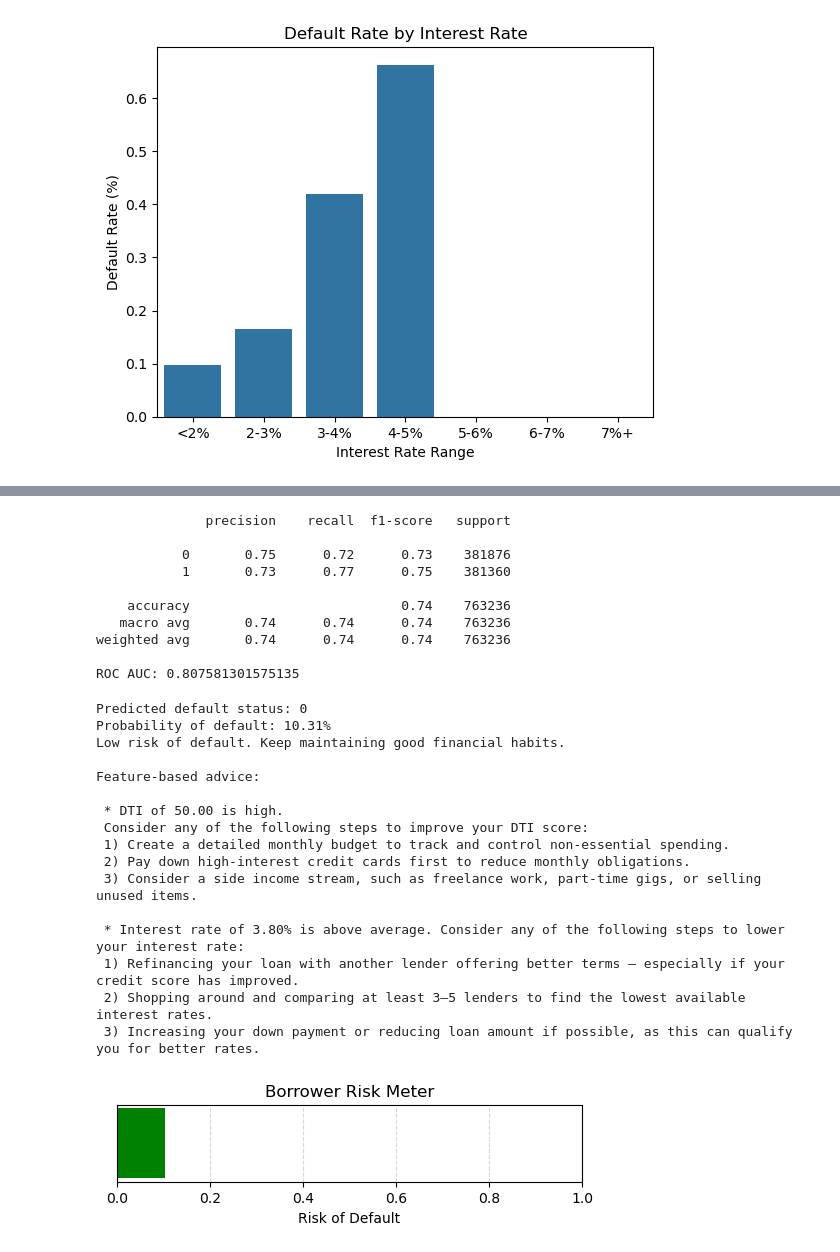
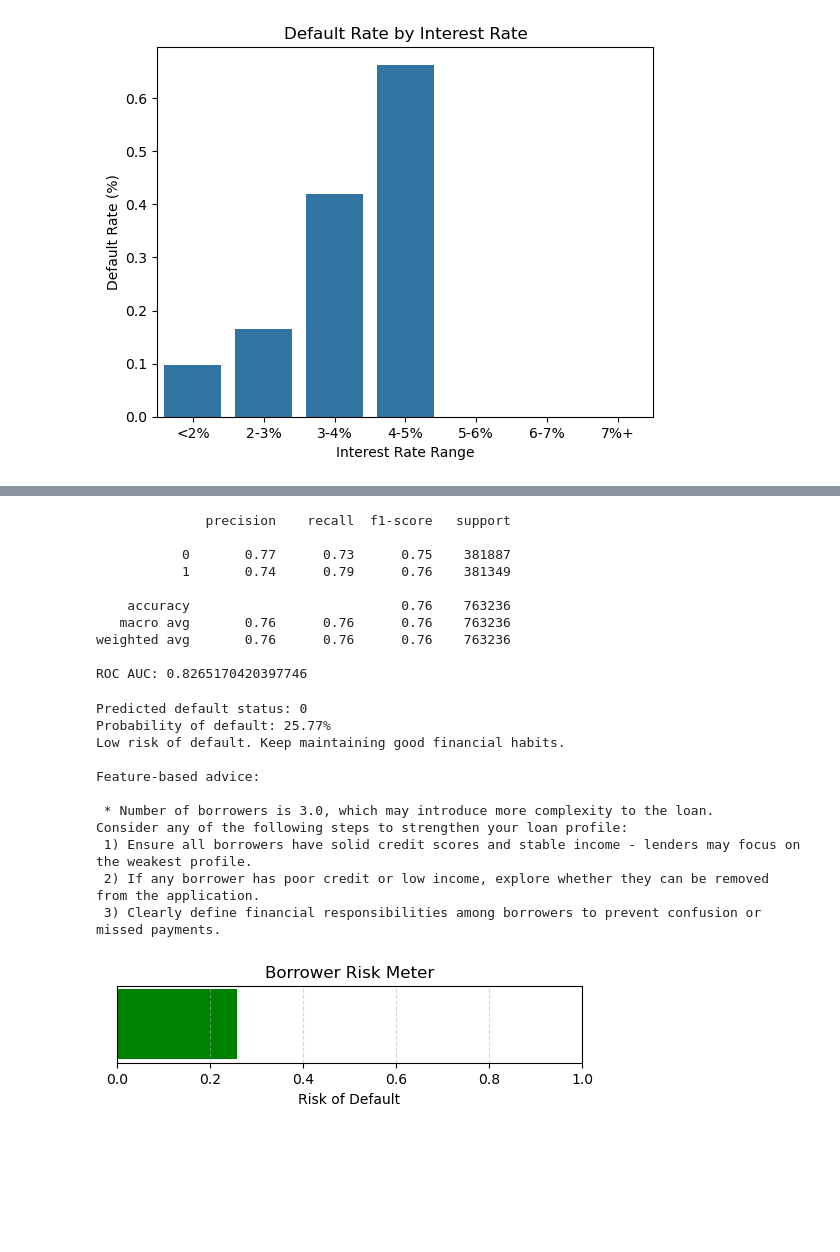
Before and after one commit to AaditRazdan/SPARK-Mortgage-Risk-Analysis, a Jupyter notebook: Origination-Performence-data.ipynb, the cells around one changed output, grey strips where cells are left out. Saved outputs shown, nothing was run; the diff lists cells and outputs as text; code cells hidden in the pictures; blank space fills up the shorter version.

```diff
--- a/Origination-Performence-data.ipynb
+++ b/Origination-Performence-data.ipynb
@@ -91,7 +86,8 @@ Rows in Merged Dataset  1913039
 Rows in Sample Dataset  1913039
 # %%
 # Feature engineering - Select features required for ML Model
-features = ['Loan_Sequence_Number', 'Monthly_Reporting_Period','Current_Actual_UPB','credit_score', 'cltv_score', 'dti', 'interest_rate','delinquency_flag']
+features = ['Loan_Sequence_Number', 'Monthly_Reporting_Period','Current_Actual_UPB','credit_score', 'cltv_score',
+            'dti', 'interest_rate','mortgage_insurance_percentage', 'num_borrowers','delinquency_flag']
 final_df = sampled_df[features]
 
 print("Final dataframe created")
@@ -187,0 +192,17 @@ See the caveats in the documentation: https://pandas.pydata.org/pandas-docs/stab
+# %%
+# Bin mortgage insurance percentage into intervals of 5%
+final_df['mi_bin'] = pd.cut(final_df['mortgage_insurance_percentage'], bins = range(0, 60, 10))  # e.g., 0-5%, 5-10%, ..., 55-60%
+
+# Group by bins and calculate average default rate
+mi_hist = final_df.groupby('mi_bin')['delinquency_flag'].mean().reset_index()
+
+# Plotting
+plt.figure(figsize = (8, 4))
+plt.bar(mi_hist['mi_bin'].astype(str), mi_hist['delinquency_flag'])
+plt.xticks(rotation = 45)
+plt.title('Default Rate by Mortgage Insurance Percentage (Binned)')
+plt.xlabel('Mortgage Insurance Percentage Range (%)')
+plt.ylabel('Average Default Rate')
+plt.tight_layout()
+plt.grid(axis = 'y')
+plt.show()
@@ -219,7 +265,7 @@ from sklearn.ensemble import RandomForestClassifier
 from sklearn.metrics import classification_report, roc_auc_score
 
 # Feature engineering - Select features required for ML Model
-features = ['credit_score', 'cltv_score', 'dti', 'interest_rate','delinquency_flag']
+features = ['credit_score', 'cltv_score', 'dti', 'interest_rate','mortgage_insurance_percentage', 'num_borrowers','delinquency_flag']
 ml_df = final_df[features]
 
 # Example preprocessing steps (adapt to your specific features)
@@ -259,14 +305,14 @@ print(f'ROC AUC: {roc_auc_score(y_test, y_proba)}')
 # %% [output]
               precision    recall  f1-score   support
 
-           0       0.75      0.72      0.73    381876
-           1       0.73      0.77      0.75    381360
+           0       0.77      0.73      0.75    381887
+           1       0.74      0.79      0.76    381349
 
-    accuracy                           0.74    763236
-   macro avg       0.74      0.74      0.74    763236
-weighted avg       0.74      0.74      0.74    763236
+    accuracy                           0.76    763236
+   macro avg       0.76      0.76      0.76    763236
+weighted avg       0.76      0.76      0.76    763236
 
-ROC AUC: 0.807581301575135
+ROC AUC: 0.8265170420397746
 # %%
 # Test Data Input:
 # this results true(1) - 688	95	42	2.500
@@ -283,10 +333,12 @@ import joblib                            # For loading saved machine learning mo
 # --- Input area ---
 # Creating a new input DataFrame with borrower financial features
 original_input = pd.DataFrame([{
-    'credit_score': 820,      # High credit score (good)
-    'cltv_score': 35,         # Combined Loan-To-Value ratio
-    'dti': 50,                # Debt-To-Income ratio
-    'interest_rate': 3.8      # Interest rate on the loan
+    'credit_score': 700,      # High credit score (good)
+    'cltv_score': 78,         # Combined Loan-To-Value ratio
+    'dti': 39,                # Debt-To-Income ratio
+    'interest_rate': 2.9,      # Interest rate on the loan
+    'mortgage_insurance_percentage': 20,
+    'num_borrowers': 3
 }])
 
 # --- Preprocessing ---
@@ -344,42 +396,47 @@ if vals['dti'] > 43:
 if vals['interest_rate'] > 3.5:
     advice_given = True
     print(f" * Interest rate of {vals['interest_rate']:.2f}% is above average. Consider any of the following steps to lower your interest rate:\n 1) Refinancing your loan with another lender offering better terms — especially if your credit score has improved.\n 2) Shopping around and comparing at least 3–5 lenders to find the lowest available interest rates.\n 3) Increasing your down payment or reducing loan amount if possible, as this can qualify you for better rates.\n")
 
 if vals['cltv_score'] > 80:
     advice_given = True
     print(f" * CLTV score of {vals['cltv_score']:.0f} suggests low equity. Consider any of the following steps to improve your CLTV score:\n 1) Making a larger down payment to lower the loan amount relative to the property value.\n 2) Paying down existing second liens or home equity loans to reduce the combined balance. \n 3) Waiting to borrow until your property value appreciates, improving the ratio in your favor.\n")
 
 if vals['credit_score'] < 700:
     advice_given = True
     print(f" * Credit score of {vals['credit_score']:.0f} is below ideal. Consider any of the following steps to improve your credit score:\n 1) Paying all bills on time, including credit cards, loans, and utilities.\n 2) Reducing credit card balances to below 30% of your limit to improve credit utilization.\n 3) Avoiding new hard inquiries or unnecessary new credit accounts, which can temporarily lower your score.\n")
+
+if vals['mortgage_insurance_percentage'] > 30:
+    advice_given = True
+    print(f" * Mortgage insurance percentage of {vals['mortgage_insurance_percentage']:.1f}% is high. Consider any of the following steps to improve your mortgage insurance percentage:\n 1) Explore options for a higher down payment to reduce loan-to-value (LTV) ratio.\n 2) Refinance your mortgage if your home value has increased and your credit has improved.\n 3) Shop around for different lenders or insurance providers to find more competitive MI rates.\n")
+
+if vals['num_borrowers'] > 2:
+    advice_given = True
+    print(f" * Number of borrowers is {vals['num_borrowers']}, which may introduce more complexity to the loan. \nConsider any of the following steps to strengthen your loan profile:\n 1) Ensure all borrowers have solid credit scores and stable income - lenders may focus on the weakest profile.\n 2) If any borrower has poor credit or low income, explore whether they can be removed from the application.\n 3) Clearly define financial responsibilities among borrowers to prevent confusion or missed payments.\n")
+
 if not advice_given:
     print("None – all financial indicators are within healthy ranges.")
+
 # --- Visual Risk Meter ---
 # Creates a horizontal bar to visually represent the risk of default
 plt.figure(figsize=(6, 1))  # Defines the size of the plot
 bar_color = 'green' if risk_score < 0.3 else ('orange' if risk_score < 0.6 else 'red')  # Sets bar color by risk
 plt.barh([0], [risk_score], color=bar_color)  # Draws horizontal bar showing risk score
 plt.xlim(0, 1)  # Sets the scale of the x-axis from 0 to 1 (probability scale)
 plt.yticks([])  # Hides y-axis ticks for cleaner look
 plt.xlabel("Risk of Default")  # Label for x-axis
 plt.title("Borrower Risk Meter")  # Title of the chart
 plt.grid(True, axis='x', linestyle='--', alpha=0.5)  # Adds dashed grid lines to x-axis
 plt.show()  # Displays the plot.
 # %% [output]
 Predicted default status: 0
-Probability of default: 10.31%
+Probability of default: 25.77%
 Low risk of default. Keep maintaining good financial habits.
 
 Feature-based advice:
 
- * DTI of 50.00 is high.
- Consider any of the following steps to improve your DTI score:
- 1) Create a detailed monthly budget to track and control non-essential spending.
- 2) Pay down high-interest credit cards first to reduce monthly obligations.
- 3) Consider a side income stream, such as freelance work, part-time gigs, or selling unused items.
-
- * Interest rate of 3.80% is above average. Consider any of the following steps to lower your interest rate:
- 1) Refinancing your loan with another lender offering better terms — especially if your credit score has improved.
- 2) Shopping around and comparing at least 3–5 lenders to find the lowest available interest rates.
- 3) Increasing your down payment or reducing loan amount if possible, as this can qualify you for better rates.
+ * Number of borrowers is 3.0, which may introduce more complexity to the loan.
+Consider any of the following steps to strengthen your loan profile:
+ 1) Ensure all borrowers have solid credit scores and stable income - lenders may focus on the weakest profile.
+ 2) If any borrower has poor credit or low income, explore whether they can be removed from the application.
+ 3) Clearly define financial responsibilities among borrowers to prevent confusion or missed payments.
-[figure, old version]
+[figure, new version]
```
Also changed, not shown: parts of 12 cells of this notebook, 1 other file.
